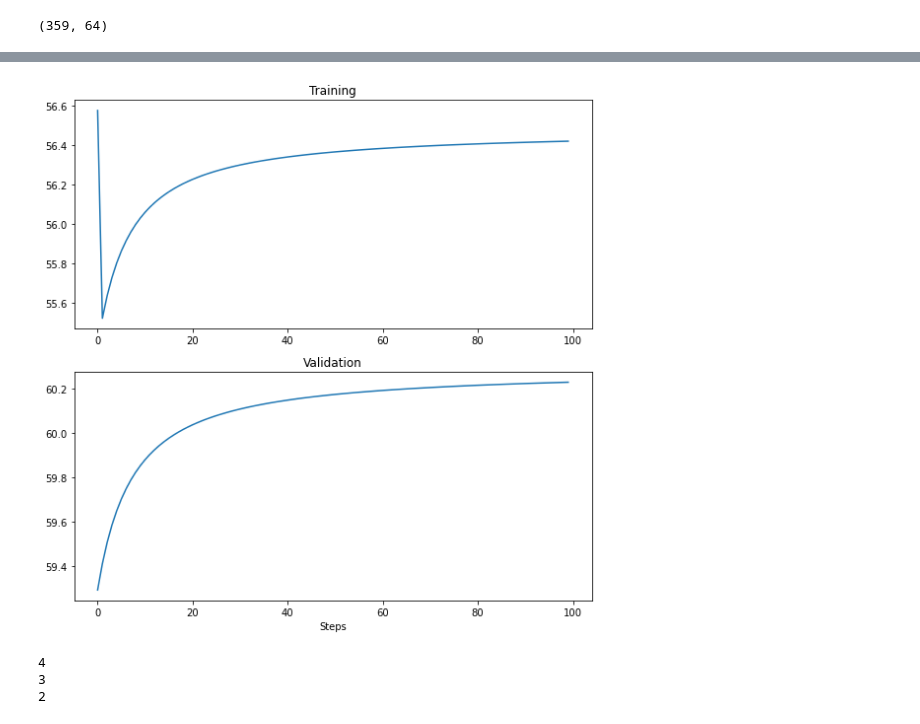
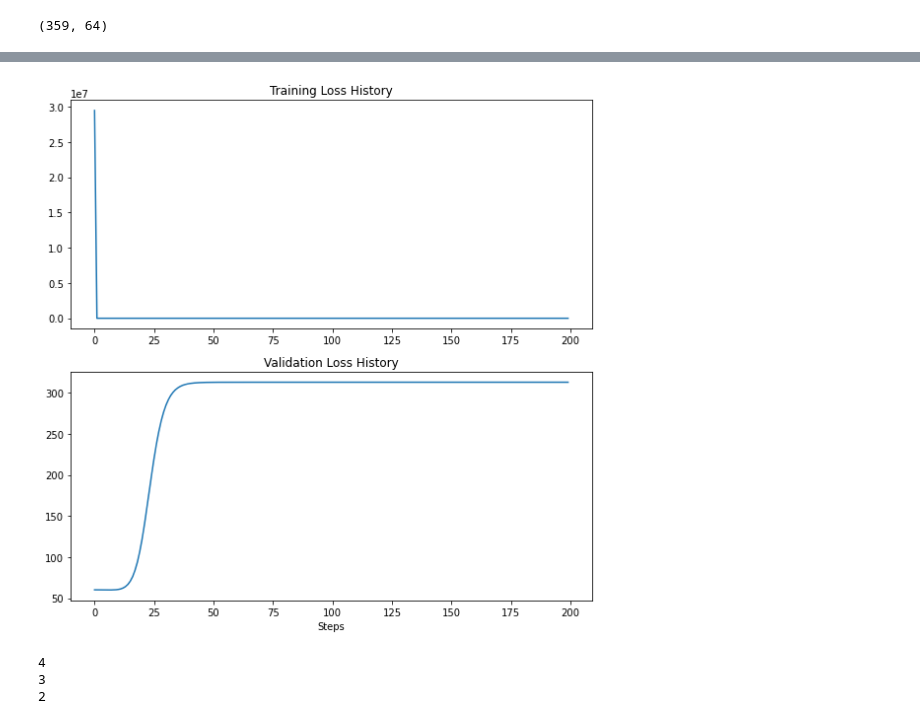
Before and after one commit to shu-z/final-nn, a Jupyter notebook: scratch.ipynb, the cells around one changed output, grey strips where cells are left out. Cells and saved outputs as stored; diff of their text form; code cells hidden in the pictures.

```diff
--- a/scratch.ipynb
+++ b/scratch.ipynb
@@ -664,7 +667,7 @@ class NeuralNetwork:
 # %%
 example_NN = NeuralNetwork(nn_arch = [{'input_dim': 64, 'output_dim': 16, 'activation': 'relu'},
-                                      {'input_dim': 16, 'output_dim': 64, 'activation': 'sigmoid'}],
-                            lr = 0.01, seed = 3, batch_size = 50, epochs = 100, loss_function='mse')
+                                      {'input_dim': 16, 'output_dim': 64, 'activation': 'relu'}],
+                            lr = 0.01, seed = 3, batch_size = 50, epochs = 200, loss_function='mse')
 
 
 #params are arrays of W1-Wx where x is feature number
@@ -724,18 +694,17 @@ per_epoch_loss_val
 # %%
 #taken from hw7
 import matplotlib.pyplot as plt
 
 fig, axs = plt.subplots(2, figsize=(8, 8))
-#fig.suptitle('Loss History')
 axs[0].plot(np.arange(len(per_epoch_loss_train)), per_epoch_loss_train)
-axs[0].set_title('Training')
+axs[0].set_title('Training Loss History')
 axs[1].plot(np.arange(len(per_epoch_loss_val)), per_epoch_loss_val)
-axs[1].set_title('Validation')
+axs[1].set_title('Validation Loss History')
 plt.xlabel('Steps')
 fig.tight_layout()
 plt.show()
 # %% [output]
-[figure, old version]
+[figure, new version]
 # %%
 # %% [output]
 4
```
Also changed, not shown: parts of 4 cells of this notebook, 2 other files.
